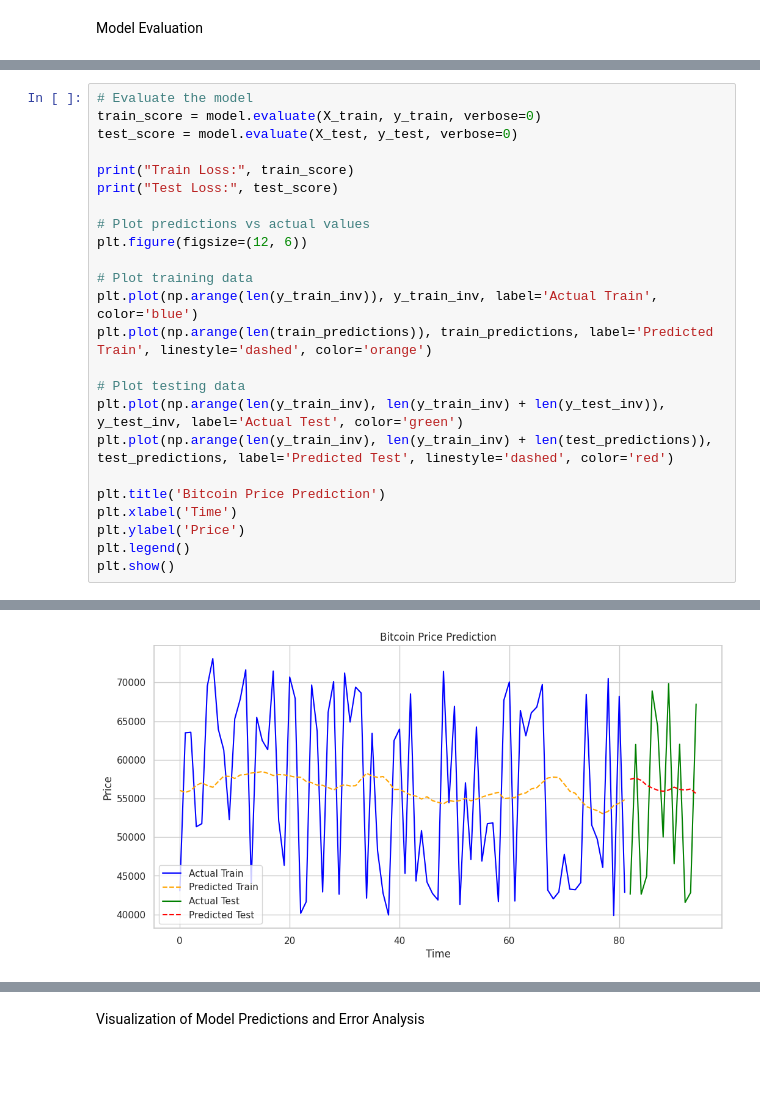
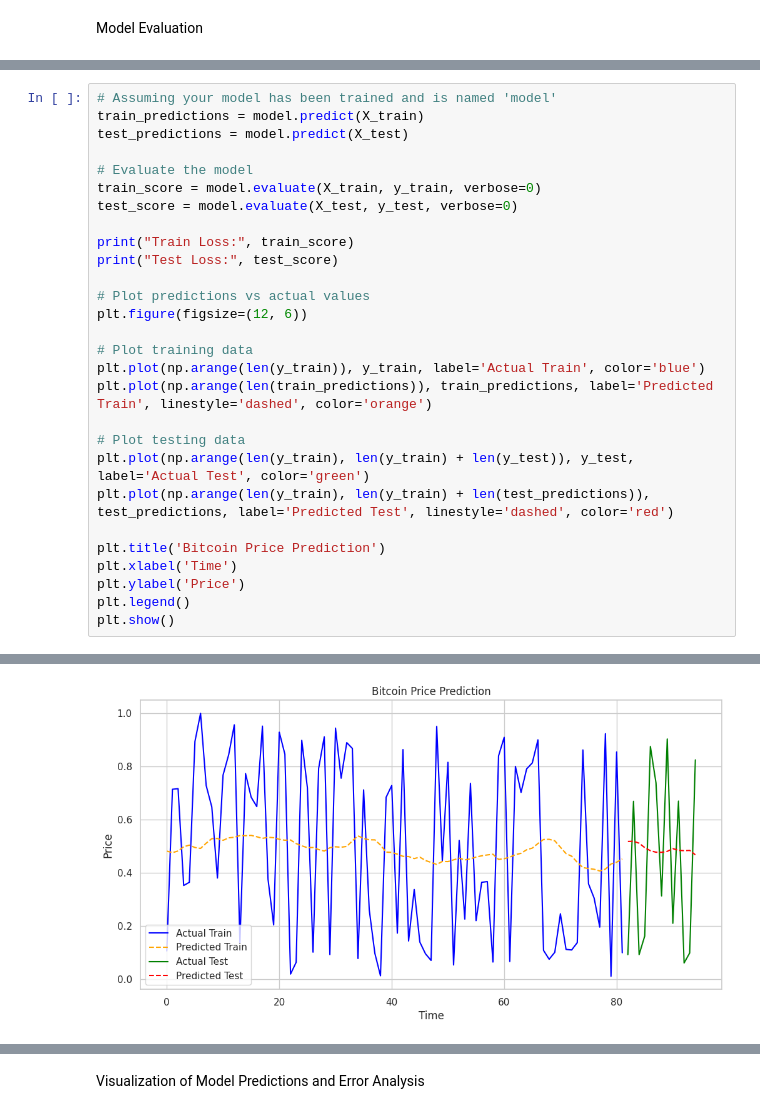
Before and after one commit to NimraSaeed23/NSBitPricesTrendVizualize, a Jupyter notebook: Bitcoin_Historical_Prices_&_Activity.ipynb, the cells around one changed output, grey strips where cells are left out. Saved outputs shown, nothing was run; the diff lists cells and outputs as text; blank space fills up the shorter version.

```diff
--- a/Bitcoin_Historical_Prices_&_Activity.ipynb
+++ b/Bitcoin_Historical_Prices_&_Activity.ipynb
@@ -345,4 +351,8 @@ Model Evaluation
 # %%
+# Assuming your model has been trained and is named 'model'
+train_predictions = model.predict(X_train)
+test_predictions = model.predict(X_test)
+
 # Evaluate the model
 train_score = model.evaluate(X_train, y_train, verbose=0)
 test_score = model.evaluate(X_test, y_test, verbose=0)
@@ -354,12 +364,12 @@ print("Test Loss:", test_score)
 plt.figure(figsize=(12, 6))
 
 # Plot training data
-plt.plot(np.arange(len(y_train_inv)), y_train_inv, label='Actual Train', color='blue')
+plt.plot(np.arange(len(y_train)), y_train, label='Actual Train', color='blue')
 plt.plot(np.arange(len(train_predictions)), train_predictions, label='Predicted Train', linestyle='dashed', color='orange')
 
 # Plot testing data
-plt.plot(np.arange(len(y_train_inv), len(y_train_inv) + len(y_test_inv)), y_test_inv, label='Actual Test', color='green')
-plt.plot(np.arange(len(y_train_inv), len(y_train_inv) + len(test_predictions)), test_predictions, label='Predicted Test', linestyle='dashed', color='red')
+plt.plot(np.arange(len(y_train), len(y_train) + len(y_test)), y_test, label='Actual Test', color='green')
+plt.plot(np.arange(len(y_train), len(y_train) + len(test_predictions)), test_predictions, label='Predicted Test', linestyle='dashed', color='red')
 
 plt.title('Bitcoin Price Prediction')
 plt.xlabel('Time')
@@ -372 +384 @@ Test Loss: 0.11615628749132156
-[figure, old version]
+[figure, new version]
```
Also changed, not shown: parts of 11 cells of this notebook, 1 other file.
